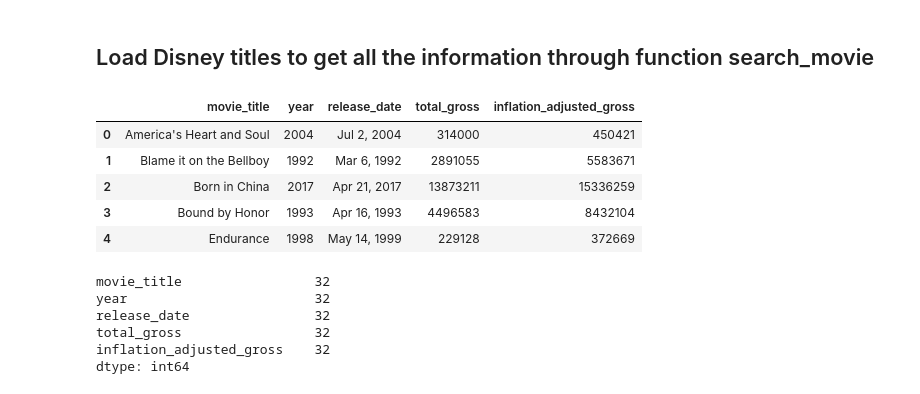
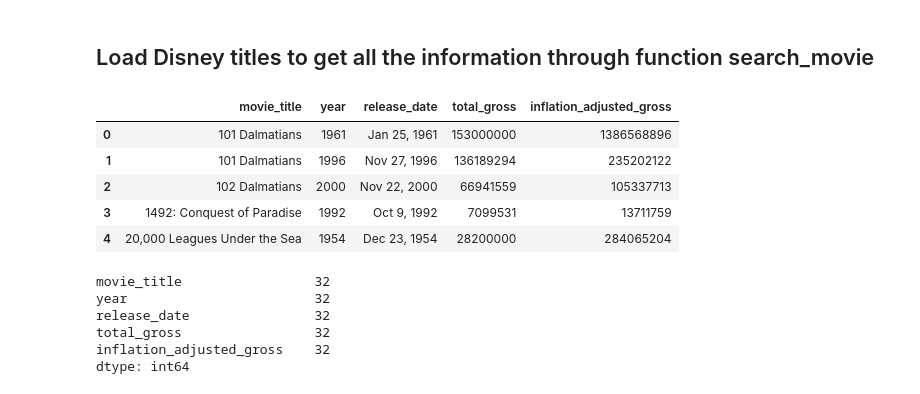
Before and after one commit to Kazmimasooma/Group-1-Disney, a Jupyter notebook: 1_Extract/2_Scrape_IMDB_for_Disney_Movies.ipynb, the cells around one changed output. Drawn from its saved outputs; the diff is of its cells as text; code cells hidden in the pictures.

```diff
--- a/1_Extract/2_Scrape_IMDB_for_Disney_Movies.ipynb
+++ b/1_Extract/2_Scrape_IMDB_for_Disney_Movies.ipynb
@@ -223,16 +223,16 @@ def search_movie(m_title,year):
 ## Load Disney titles to get all the information through function search_movie
 # %%
 #Load Disney titles
-#disney_df = pd.read_csv('output/FINAL_2021_disney_movies_total_gross.csv')
-disney_df = pd.read_csv('output/delta_2021_disney_movies_total_gross.csv')
+disney_df = pd.read_csv('output/FINAL_2021_disney_movies_total_gross.csv')
+#disney_df = pd.read_csv('output/delta_2021_disney_movies_total_gross.csv')
 disney_df.head()
 # %% [output]
 |  | movie_title | year | release_date | total_gross | inflation_adjusted_gross |
-| 0 | America's Heart and Soul | 2004 | Jul 2, 2004 | 314000 | 450421 |
-| 1 | Blame it on the Bellboy | 1992 | Mar 6, 1992 | 2891055 | 5583671 |
-| 2 | Born in China | 2017 | Apr 21, 2017 | 13873211 | 15336259 |
-| 3 | Bound by Honor | 1993 | Apr 16, 1993 | 4496583 | 8432104 |
-| 4 | Endurance | 1998 | May 14, 1999 | 229128 | 372669 |
+| 0 | 101 Dalmatians | 1961 | Jan 25, 1961 | 153000000 | 1386568896 |
+| 1 | 101 Dalmatians | 1996 | Nov 27, 1996 | 136189294 | 235202122 |
+| 2 | 102 Dalmatians | 2000 | Nov 22, 2000 | 66941559 | 105337713 |
+| 3 | 1492: Conquest of Paradise | 1992 | Oct 9, 1992 | 7099531 | 13711759 |
+| 4 | 20,000 Leagues Under the Sea | 1954 | Dec 23, 1954 | 28200000 | 284065204 |
 # %%
 disney_df.count()
 # %% [output]
```
